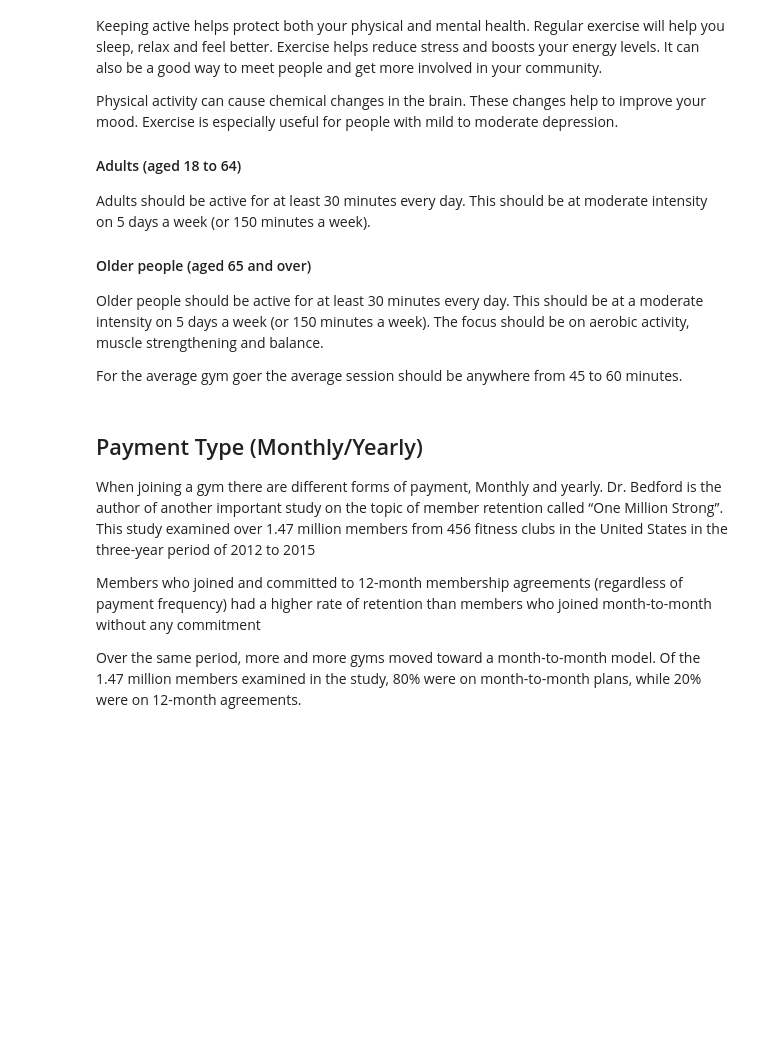
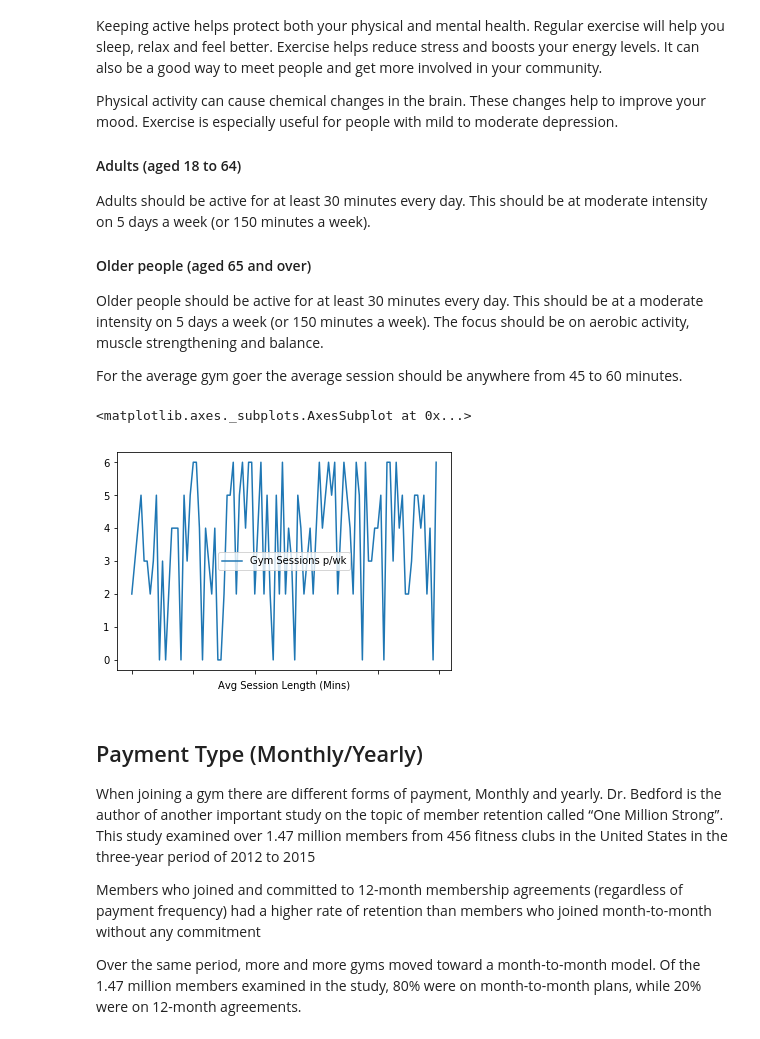
Before and after one commit to EoinStankard/Programming-For-Data-Analysis-Project, a Jupyter notebook: Gym-Membership.ipynb, the cells around one changed output. Saved outputs shown, nothing was run; the diff lists cells and outputs as text; code cells hidden in the pictures; blank space fills up the shorter version.

Commit message:
Tidied up code and added some plots

```diff
--- a/Gym-Membership.ipynb
+++ b/Gym-Membership.ipynb
@@ -133,34 +131,37 @@ df['Gym Sessions p/wk']=sessions
 # %%
 ## Hours of Exercise per week
 timespent = []
 sessionLength = []
 b = []
 gymTimes = [30,45,60]
 
 a = df.loc[0:99,"Gym Sessions p/wk"]
 for i in range(0,100,1):
     if a[i] == 0:
-        #print("Zero")
-        #df.loc[a[i],"Hours Of Exercise p/wk"]="Zero"
         sessionLength.append("00")
         timespent.append("0:00")
     else:
         length = np.random.choice(gymTimes,1)
         randtime =length*a[i]
         hours = int(randtime)//60
         minutes = int(randtime)%60
         if minutes == 0:
             time = str(hours)+':00'
             timespent.append(time)
             sessionLength.append(str(int(length)))
         else:
             time = str(hours)+':'+str(minutes)
             timespent.append(time)
             sessionLength.append(str(int(length)))
 
 
 df["Exercise p/wk (Hours)"]=timespent
 df["Avg Session Length (Mins)"]=sessionLength
+
+df.plot.line(x='Avg Session Length (Mins)', y='Gym Sessions p/wk')
+# %% [output]
+<matplotlib.axes._subplots.AxesSubplot at 0x...>
+[figure, added]
 # %% [markdown]
 ## Payment Type (Monthly/Yearly)
 
```
Also changed, not shown: parts of 6 cells of this notebook.
